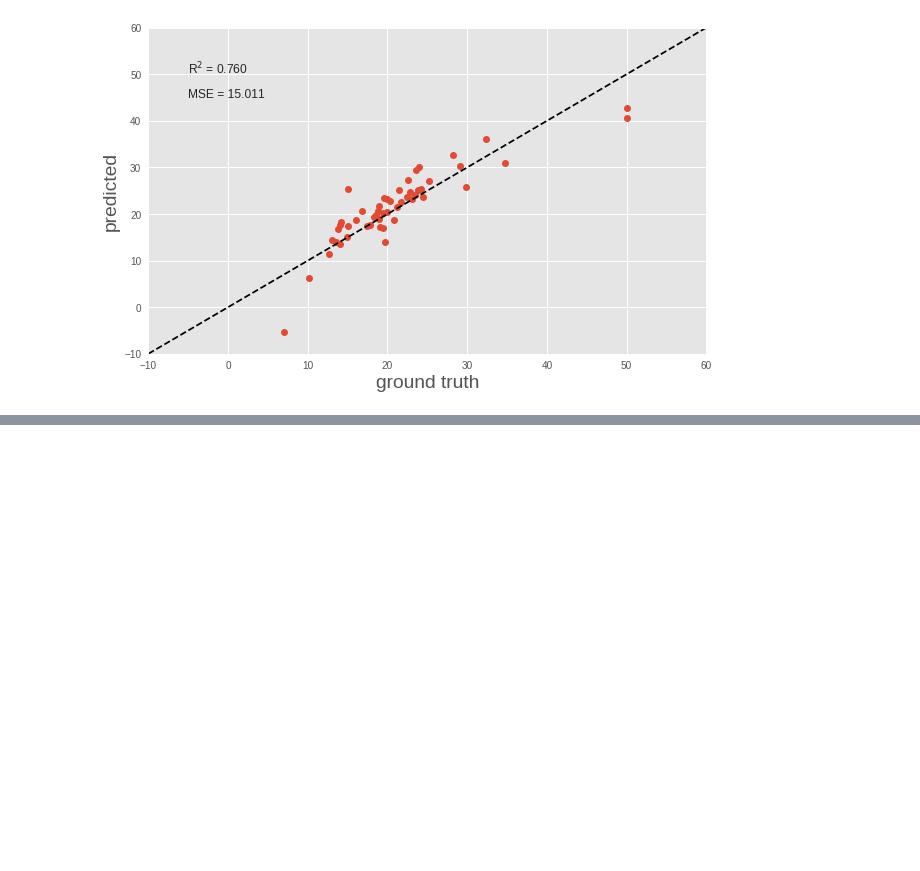
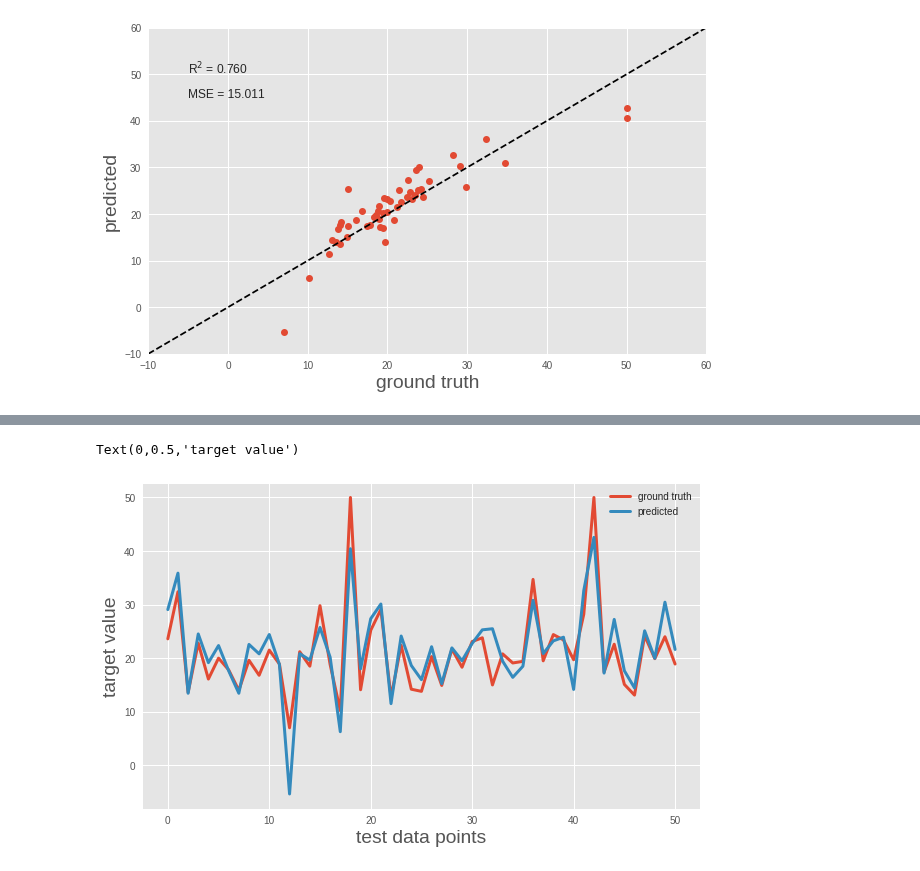
Before and after one commit to kintarou/django-starter, a Jupyter notebook: opencv_machine_learning.ipynb, the cells around one changed output, grey strips where cells are left out. Saved outputs shown, nothing was run; the diff lists cells and outputs as text; code cells hidden in the pictures; blank space fills up the shorter version.

```diff
--- a/opencv_machine_learning.ipynb
+++ b/opencv_machine_learning.ipynb
@@ -373,0 +407,10 @@ dir(cv2.ml)
+# %%
+plt.figure(figsize=(10, 6))
+plt.plot(y_test, linewidth=3, label='ground truth')
+plt.plot(y_pred, linewidth=3, label='predicted')
+plt.legend(loc='best')
+plt.xlabel('test data points')
+plt.ylabel('target value')
+# %% [output]
+Text(0,0.5,'target value')
+[figure, added]
```
Also changed, not shown: parts of 8 cells of this notebook.
